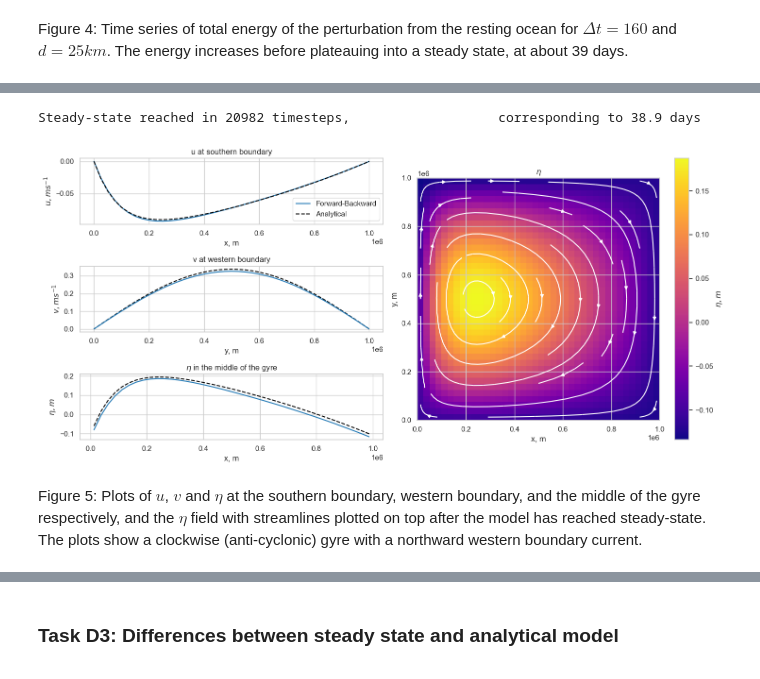
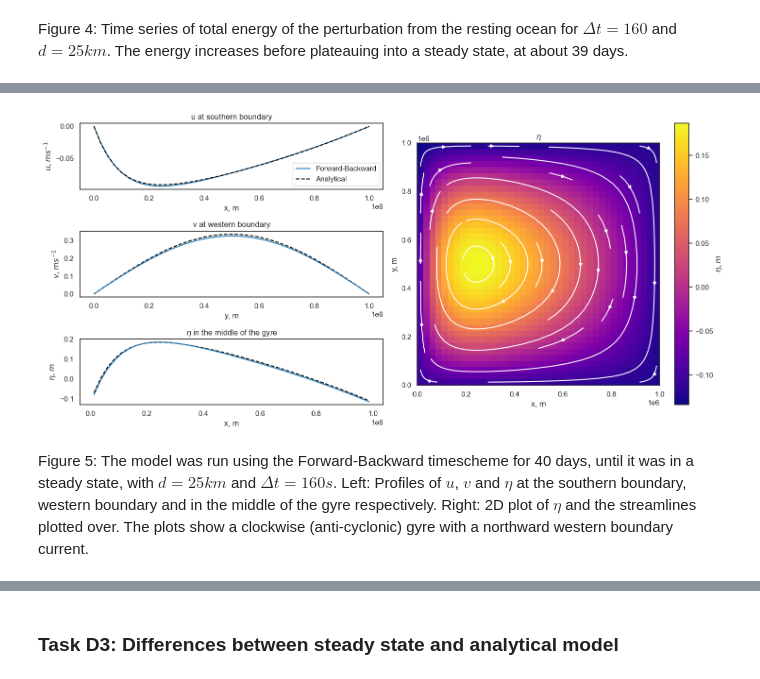
Before and after one commit to leijohansson/OceanGyres-GulfStream, a Jupyter notebook: Simplified Model of Ocean Gyres and the Gulf Stream.ipynb, the cells around one changed output, grey strips where cells are left out. Drawn from its saved outputs; the diff is of its cells as text; code cells hidden in the pictures.

```diff
--- a/Simplified Model of Ocean Gyres and the Gulf Stream.ipynb
+++ b/Simplified Model of Ocean Gyres and the Gulf Stream.ipynb
@@ -116,10 +115,6 @@ Figure 4: Time series of total energy of the perturbation from the resting ocean
 # %%
-nt = int(40*day/dt + 1/2)
-long = FB(L, d, dt, nt, energy = True)
-long.run_SS()
-long.plot_1d()
+long = FB_steadystate()
 # %% [output]
-Steady-state reached in 20982 timesteps,                   corresponding to 38.9 days
-[figure, old version]
+[figure, new version]
 # %% [markdown]
- Figure 5: Plots of $u$, $v$ and $\eta$ at the southern boundary, western boundary, and the middle of the gyre respectively, and the $\eta$ field with streamlines plotted on top after the model has reached steady-state. The plots show a clockwise (anti-cyclonic) gyre with a northward western boundary current.
+Figure 5: The model was run using the Forward-Backward timescheme for 40 days, until it was in a steady state, with $d = 25km$ and $\Delta t= 160s$. Left: Profiles of $u$, $v$ and $\eta$ at the southern boundary, western boundary and in the middle of the gyre respectively. Right: 2D plot of $\eta$ and the streamlines plotted over. The plots show a clockwise (anti-cyclonic) gyre with a northward western boundary current.
```
Also changed, not shown: parts of 85 cells of this notebook, 26 other files.
